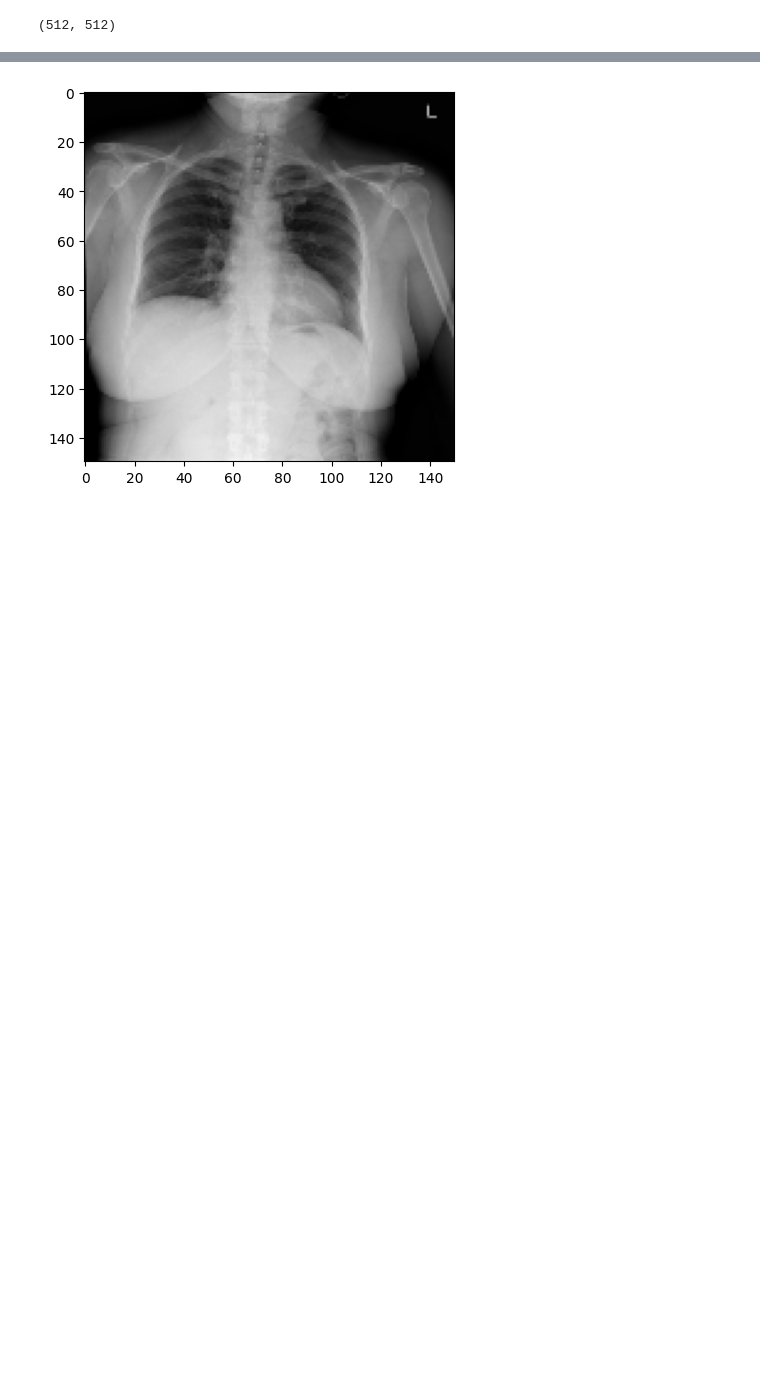
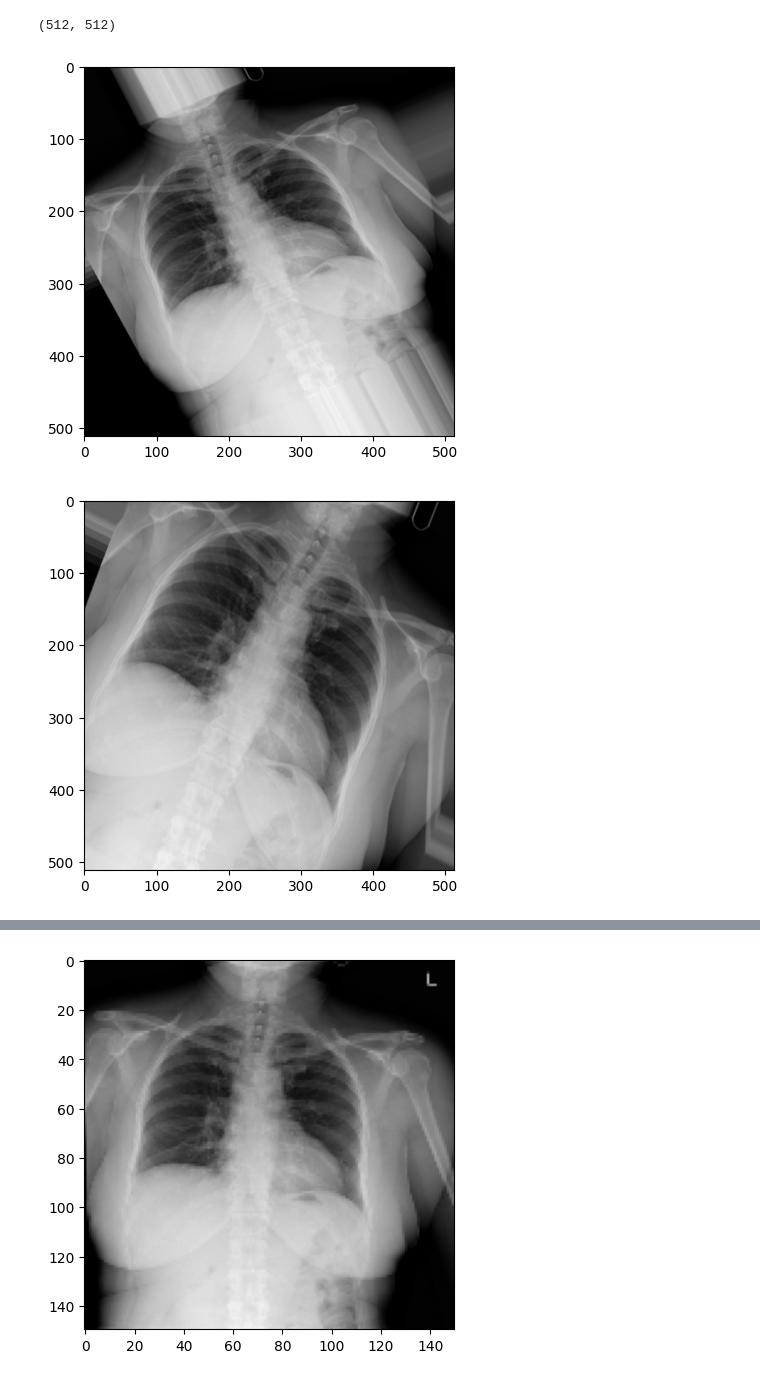
Before and after one commit to AmiraOsamaMohamed/Selected2, a Jupyter notebook: Selected2.ipynb, the cells around one changed output, grey strips where cells are left out. Saved outputs shown, nothing was run; the diff lists cells and outputs as text; code cells hidden in the pictures; blank space fills up the shorter version.

```diff
--- a/Selected2.ipynb
+++ b/Selected2.ipynb
@@ -58,3 +57,22 @@ for j in Categories:
 [figure]
 [figure]
 (512, 512)
+# %%
+train_datagen = ImageDataGenerator(
+           rescale=1./255,
+           zoom_range=0.2,
+           rotation_range = 30,
+           width_shift_range = 0.1,
+           horizontal_flip=True)
+newImage = image.reshape((1,) + image.shape)
+i=0
+for batch in train_datagen.flow(newImage, batch_size=1):
+        img = np.reshape(batch,(512,512,3))
+        plt.imshow(img)
+        plt.show()
+        i += 1
+        if i == 3:
+                 break
+# %% [output]
+[figure, added]
+[figure, added]
```
Also changed, not shown: parts of 10 cells of this notebook.
